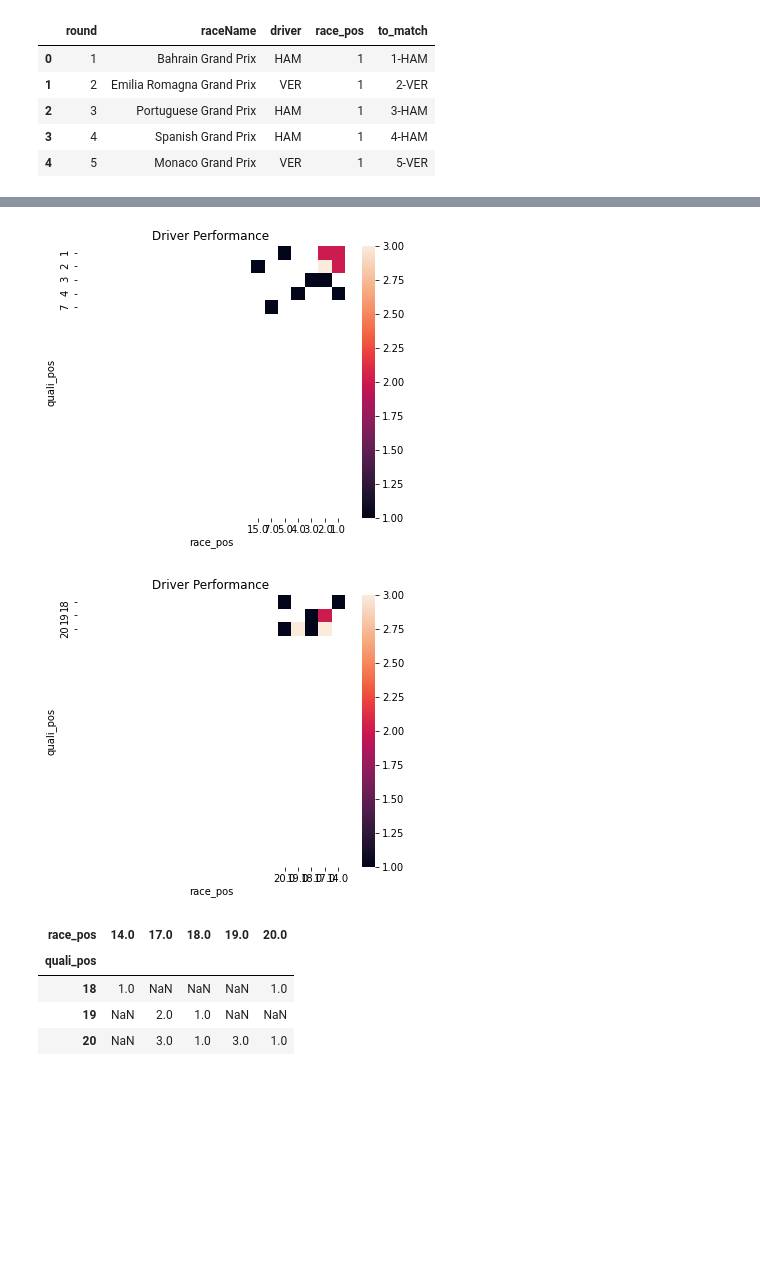
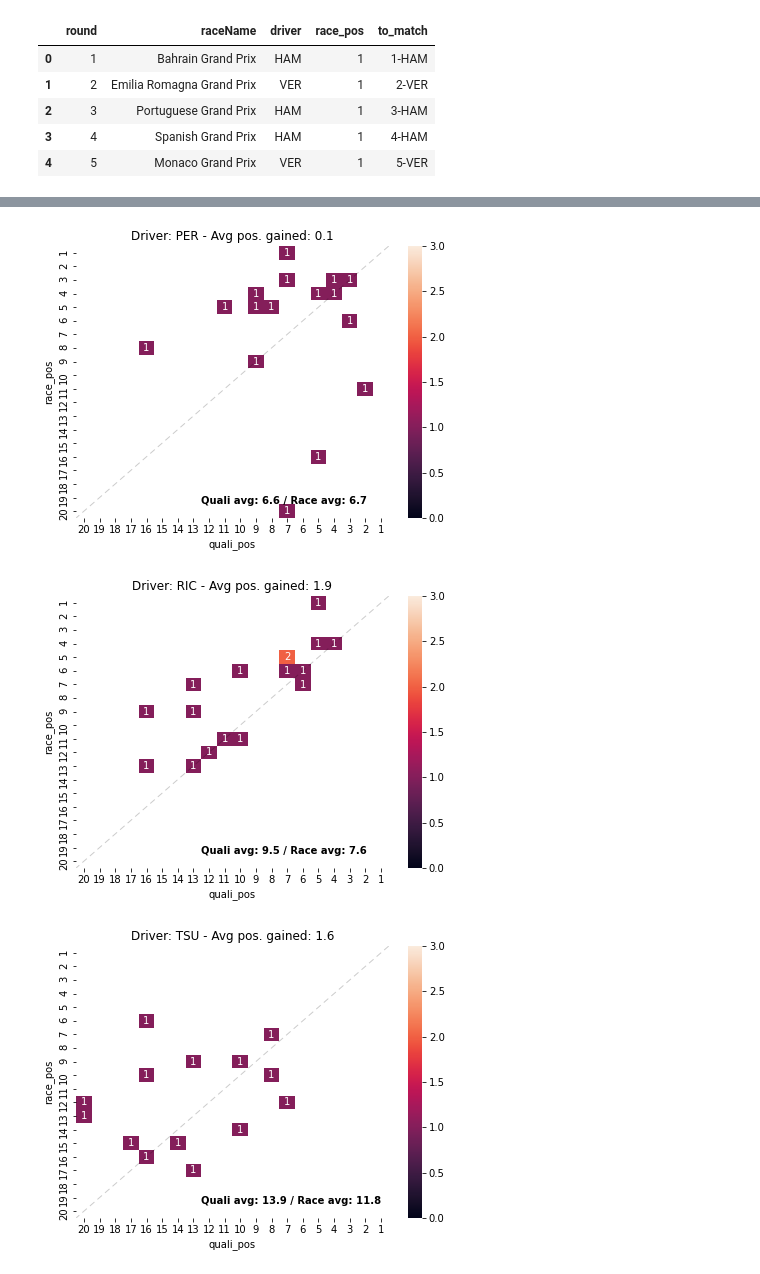
Before and after one commit to brianmulyadi/quali-race-comparison, a Jupyter notebook: quali-race.ipynb, the cells around one changed output, grey strips where cells are left out. Saved outputs shown, nothing was run; the diff lists cells and outputs as text; code cells hidden in the pictures; blank space fills up the shorter version.

```diff
--- a/quali-race.ipynb
+++ b/quali-race.ipynb
@@ -142,25 +135,29 @@ dtype: object
 # %%
-chart_list = ['HAM', 'MAZ']
+def compare_driver(chart_list):
+    for item in chart_list:
+        pivot = pd.pivot_table(main_df.loc[main_df['driver']==item], values='round', index=['race_pos'], columns=['quali_pos'], aggfunc='count')
+        pivot.fillna(0, inplace=True)
+        pivot = pivot.reindex(range(1,21), axis=0, fill_value=0)
+        pivot = pivot.reindex(range(1,21), axis=1, fill_value=0)
+        gain_avg = round(main_df.loc[main_df['driver']==item]['delta'].mean(),1)
+        quali_avg = round(main_df.loc[main_df['driver']==item]['quali_pos'].mean(),1)
+        race_avg = round(main_df.loc[main_df['driver']==item]['race_pos'].mean(),1)
 
-for item in chart_list:
-    pivot = pd.pivot_table(main_df.loc[main_df['driver']==item], values='round', index=['quali_pos'], columns=['race_pos'], aggfunc='count')
-    fig = plt.figure(i, figsize=(6,5))
-    ax = sns.heatmap(pivot)
-    ax.set(title = 'Driver Performance',
-        xlim =(0, 20),
-        ylim =(0, 20),
-        autoscale_on = False)
-    ax.invert_xaxis()
-    ax.invert_yaxis()
-    plt.show()
+        plt.figure(figsize=(7,5))
+        ax = sns.heatmap(pivot, annot=True, mask=(pivot==0), vmin=0, vmax=3)
+        ax.set(title = 'Driver: ' + item + ' - Avg pos. gained: ' + str(gain_avg),
+            xlim =(0, 20),
+            ylim =(0, 20),
+            autoscale_on = False)
+        ax.invert_xaxis()
+        ax.invert_yaxis()
+        ax.axline((0, 0), (1, 1), linewidth=1, color='black', alpha=0.2, dashes=(6,4))
+        plt.text(12, 19, "Quali avg: " + str(quali_avg) + " / Race avg: " + str(race_avg), horizontalalignment='left', size='medium', color='black', weight='semibold')
+        # plt.tight_layout()
+        plt.show()
-# %% [output]
-[figure, removed]
-[figure, removed]
-# %%
-pivot
-# %% [output]
-| race_pos | 14.0 | 17.0 | 18.0 | 19.0 | 20.0 |
-| quali_pos |  |  |  |  |  |
-| 18 | 1.0 | NaN | NaN | NaN | 1.0 |
-| 19 | NaN | 2.0 | 1.0 | NaN | NaN |
-| 20 | NaN | 3.0 | 1.0 | 3.0 | 1.0 |
+# %%
+compare_driver(['PER','RIC','TSU','GIO','MAZ'])
+# %% [output]
+[figure, added]
+[figure, added]
+[figure, added]
```
Also changed, not shown: parts of 8 cells of this notebook.
